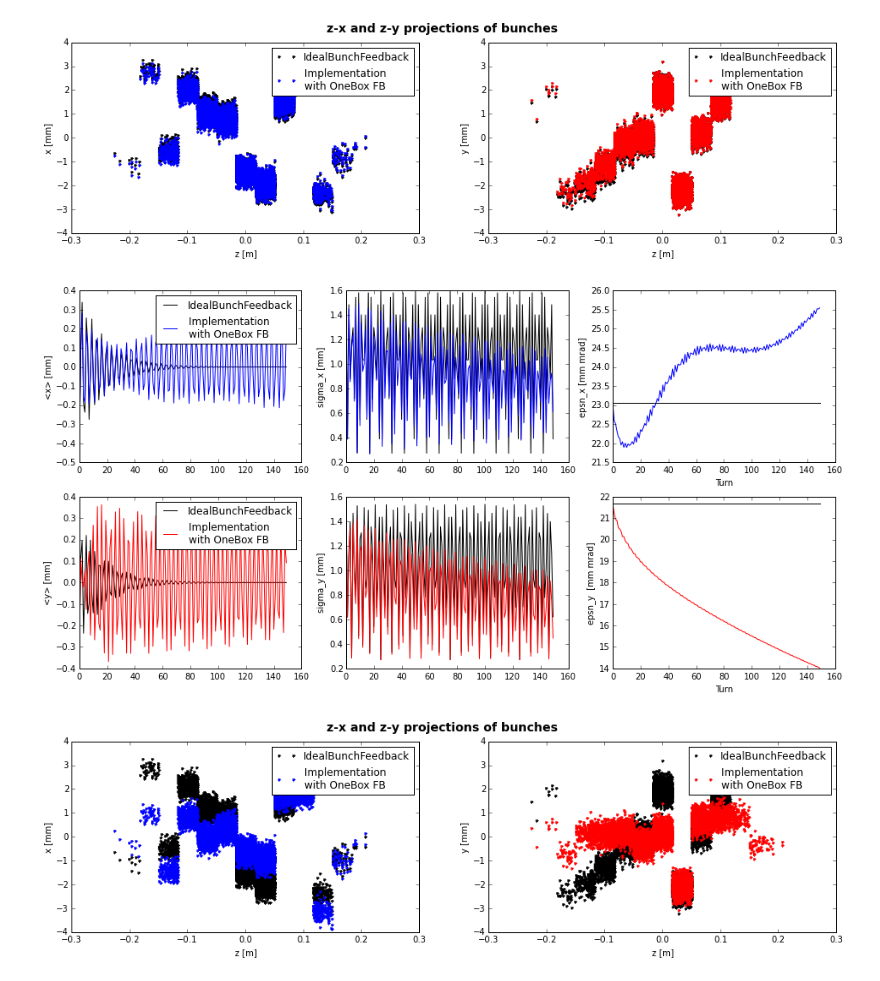
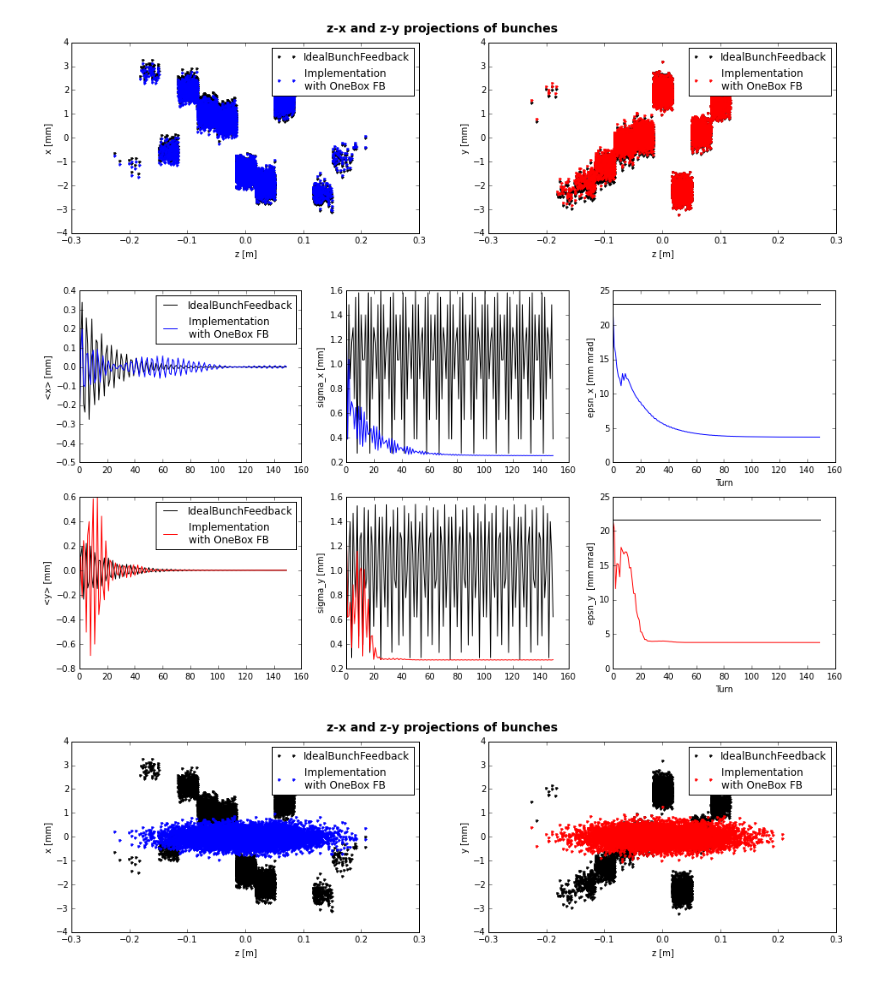
Before and after one commit to jkomppula/PyHEADTAIL_feedback, a Jupyter notebook: interactive-tests/realistic_feedback_test.ipynb, the cells around one changed output. Saved outputs shown, nothing was run; the diff lists cells and outputs as text; code cells hidden in the pictures.

```diff
--- a/interactive-tests/realistic_feedback_test.ipynb
+++ b/interactive-tests/realistic_feedback_test.ipynb
@@ -359,8 +359,8 @@ bunch_fast_FB = copy.deepcopy(bunch_ref)
 tracker_fast_FB = BunchTracker(bunch_fast_FB)
 
 #Cut off frequency of the pickup and the kicker
-f_c_pickup = 1e10
-f_c_kicker = 1e9
+f_c_pickup = 1e11
+f_c_kicker = 1e11
 
 # Parameters of the register
 # Betatron phase shifts per turn
@@ -369,32 +369,32 @@ omega_y = 2.*pi*Q_y
 #delay in the register [turns]
 n_delay = 2
 #The number of turns averaged
 n_avg = 5
 
 # Parameters of the inverse weighter
 bunch_length = 0.2
 bunch_decay_length = 0.1
 maximum_weight = 150
 
 noise_level = 0
 
 signal_processors_x = [PickUp(noise_level,f_c_pickup),
                        CosineSumRegister(omega_y,n_delay,n_avg),
                        FermiDiracInverseWeighter(bunch_length,bunch_decay_length,maximum_weight),
                        PhaseLinearizedLowpass(f_c_kicker)]
 
 signal_processors_y = [PickUp(noise_level,f_c_pickup),
                        CosineSumRegister(omega_y,n_delay,n_avg),
                        FermiDiracInverseWeighter(bunch_length,bunch_decay_length,maximum_weight),
                        PhaseLinearizedLowpass(f_c_kicker)]
 
 feedback_map = OneboxFeedback(feedback_gain,slicer,signal_processors_x,signal_processors_y)
 total_map_FB = [i for i in trans_map] + [long_map] + [feedback_map]
 
 track(n_turns, bunch_fast_FB,total_map_FB,tracker_fast_FB)
 
 compare_traces(tracker_IdealBunchFB,tracker_fast_FB, 'IdealBunchFeedback', 'Implementation \nwith OneBox FB')
 compare_projections( bunch_IdealBunchFB, bunch_fast_FB, 'IdealBunchFeedback', 'Implementation \nwith OneBox FB')
 # %% [output]
-[figure, old version]
+[figure, new version]
-[figure, old version]
+[figure, new version]
```
Also changed, not shown: 3 other files.
